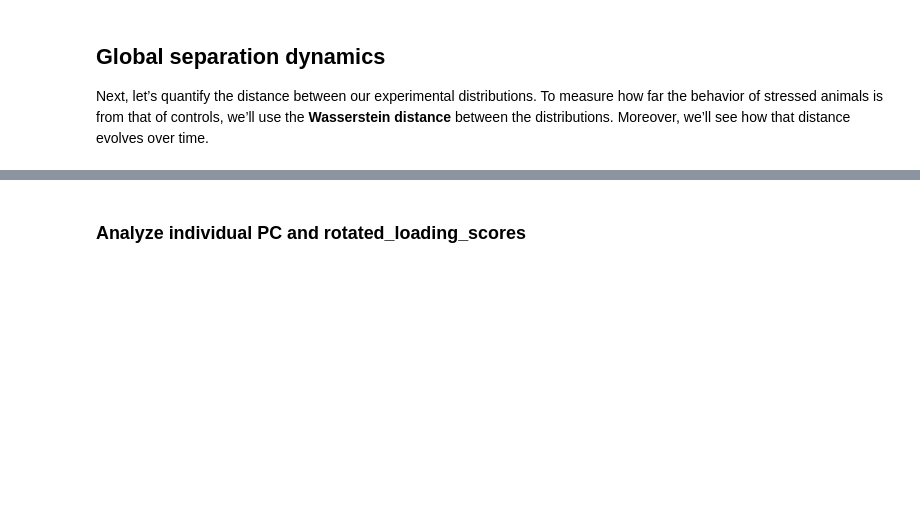
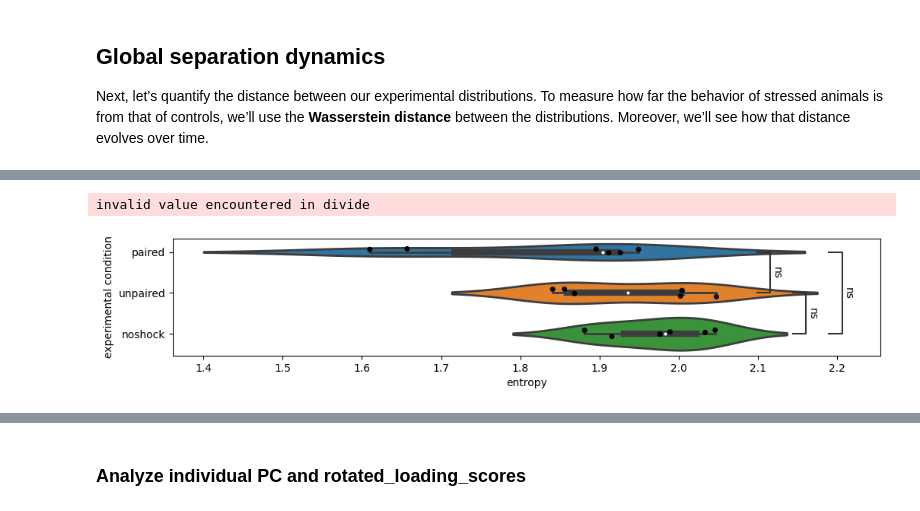
Before and after one commit to marccanela/deepof_abg, a Jupyter notebook: unsupervised_pipeline.ipynb, the cells around one changed output, grey strips where cells are left out. Cells and saved outputs as stored; diff of their text form; code cells hidden in the pictures; blank space fills up the shorter version.

```diff
--- a/unsupervised_pipeline.ipynb
+++ b/unsupervised_pipeline.ipynb
@@ -172,0 +219,16 @@ Found an optimal_bin at 180 seconds
+# %%
+fig, ax = plt.subplots(1, 1, figsize=(12, 2))
+
+deepof.visuals.plot_stationary_entropy(
+    my_deepof_project,
+    embeddings,
+    soft_counts,
+    breaks,
+    bin_size=60,
+    bin_index=5,
+    exp_condition="protocol",
+    ax=ax,
+)
+# %% [output]
+invalid value encountered in divide
+[figure, added]
```
Also changed, not shown: parts of 10 cells of this notebook.
